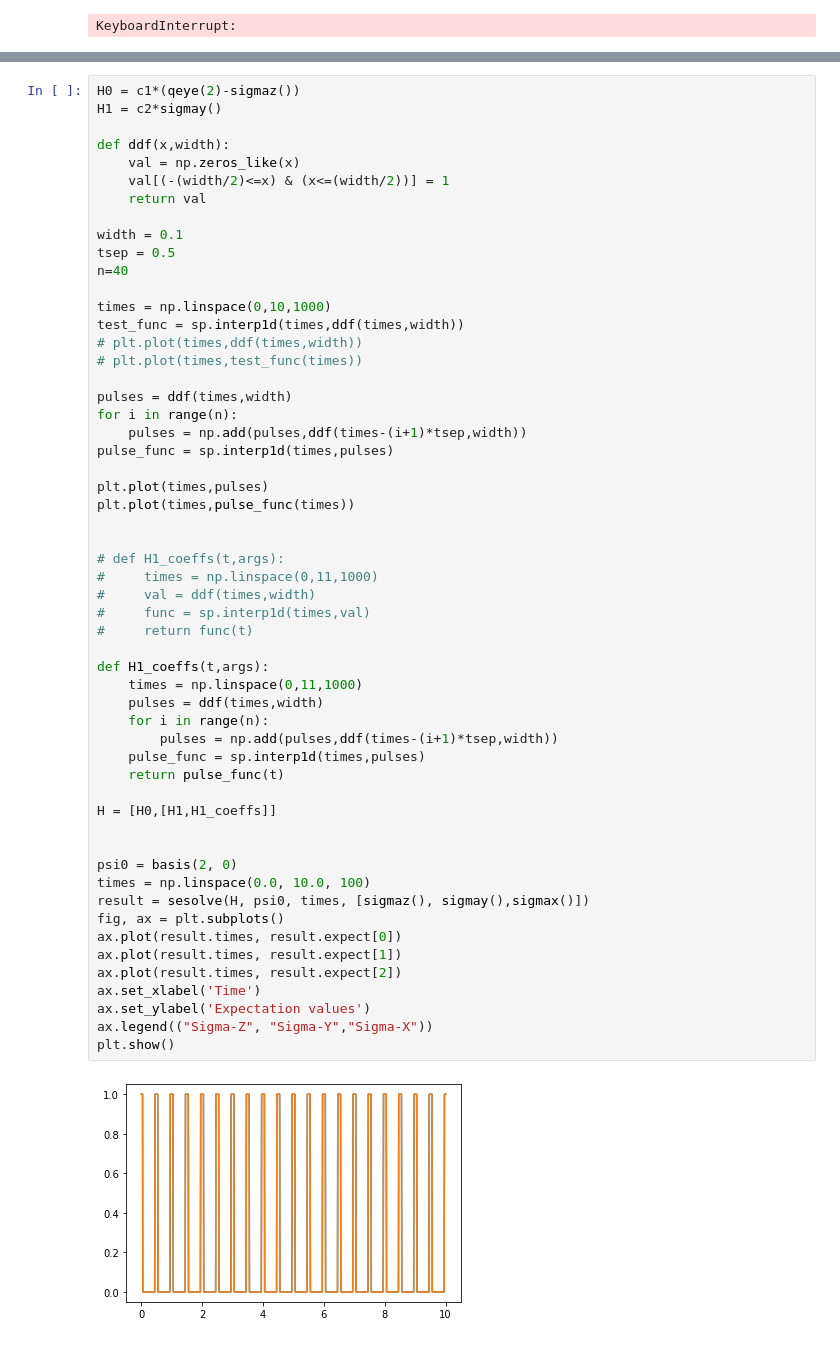
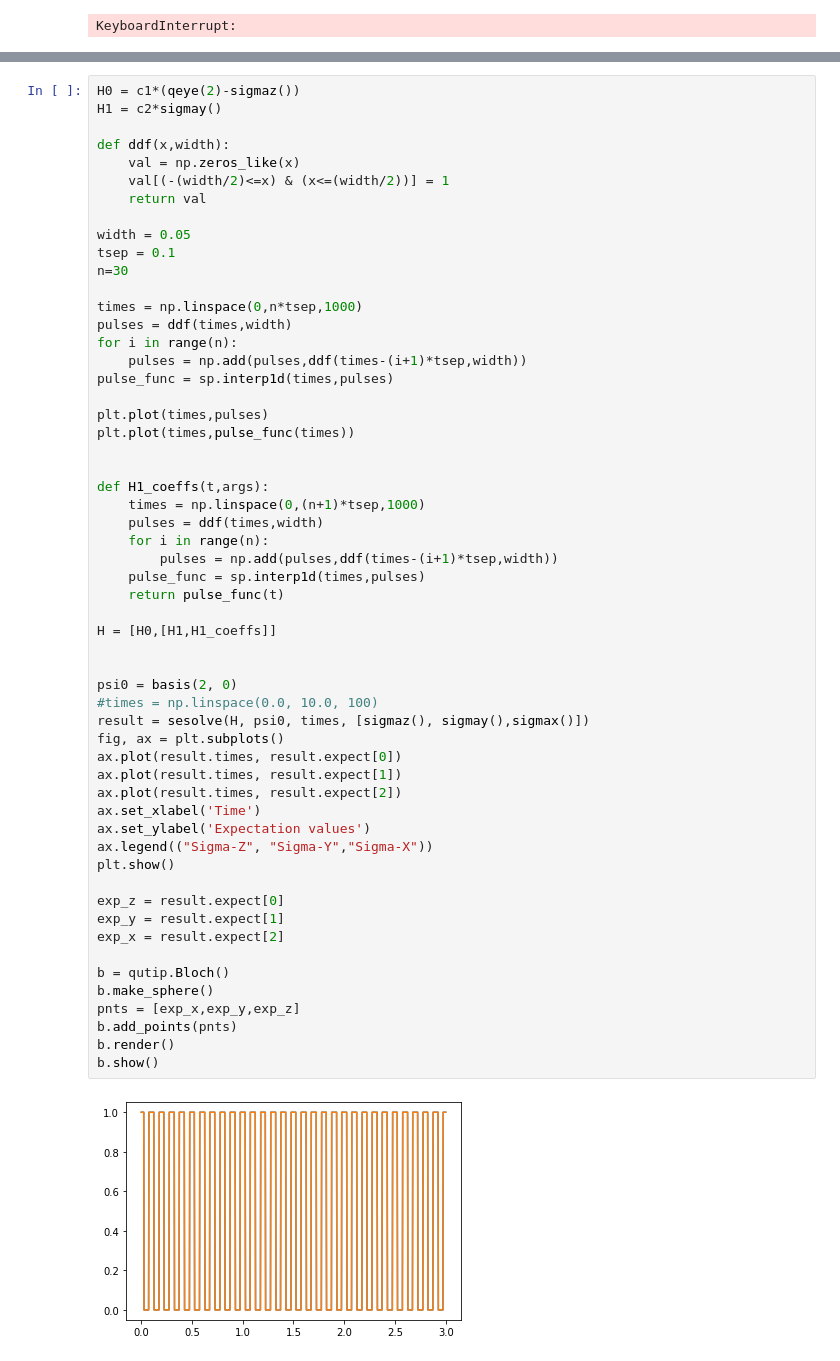
Before and after one commit to LeonG69/MRes, a Jupyter notebook: testing.ipynb, the cells around one changed output, grey strips where cells are left out. Cells and saved outputs as stored; diff of their text form.

```diff
--- a/testing.ipynb
+++ b/testing.ipynb
@@ -193,51 +207,52 @@ def ddf(x,width):
     val[(-(width/2)<=x) & (x<=(width/2))] = 1
     return val
 
-width = 0.1
-tsep = 0.5
-n=40
+width = 0.05
+tsep = 0.1
+n=30
 
-times = np.linspace(0,10,1000)
-test_func = sp.interp1d(times,ddf(times,width))
-# plt.plot(times,ddf(times,width))
-# plt.plot(times,test_func(times))
-
+times = np.linspace(0,n*tsep,1000)
 pulses = ddf(times,width)
 for i in range(n):
     pulses = np.add(pulses,ddf(times-(i+1)*tsep,width))
 pulse_func = sp.interp1d(times,pulses)
 
 plt.plot(times,pulses)
 plt.plot(times,pulse_func(times))
 
 
-# def H1_coeffs(t,args):
-#     times = np.linspace(0,11,1000)
-#     val = ddf(times,width)
-#     func = sp.interp1d(times,val)
-#     return func(t)
-
 def H1_coeffs(t,args):
-    times = np.linspace(0,11,1000)
+    times = np.linspace(0,(n+1)*tsep,1000)
     pulses = ddf(times,width)
     for i in range(n):
         pulses = np.add(pulses,ddf(times-(i+1)*tsep,width))
     pulse_func = sp.interp1d(times,pulses)
     return pulse_func(t)
 
 H = [H0,[H1,H1_coeffs]]
 
 
 psi0 = basis(2, 0)
-times = np.linspace(0.0, 10.0, 100)
+#times = np.linspace(0.0, 10.0, 100)
 result = sesolve(H, psi0, times, [sigmaz(), sigmay(),sigmax()])
 fig, ax = plt.subplots()
 ax.plot(result.times, result.expect[0])
 ax.plot(result.times, result.expect[1])
 ax.plot(result.times, result.expect[2])
 ax.set_xlabel('Time')
 ax.set_ylabel('Expectation values')
 ax.legend(("Sigma-Z", "Sigma-Y","Sigma-X"))
 plt.show()
+
+exp_z = result.expect[0]
+exp_y = result.expect[1]
+exp_x = result.expect[2]
+
+b = qutip.Bloch()
+b.make_sphere()
+pnts = [exp_x,exp_y,exp_z]
+b.add_points(pnts)
+b.render()
+b.show()
 # %% [output]
-[figure, old version]
+[figure, new version]
```
Also changed, not shown: parts of 6 cells of this notebook, 1 other file.
